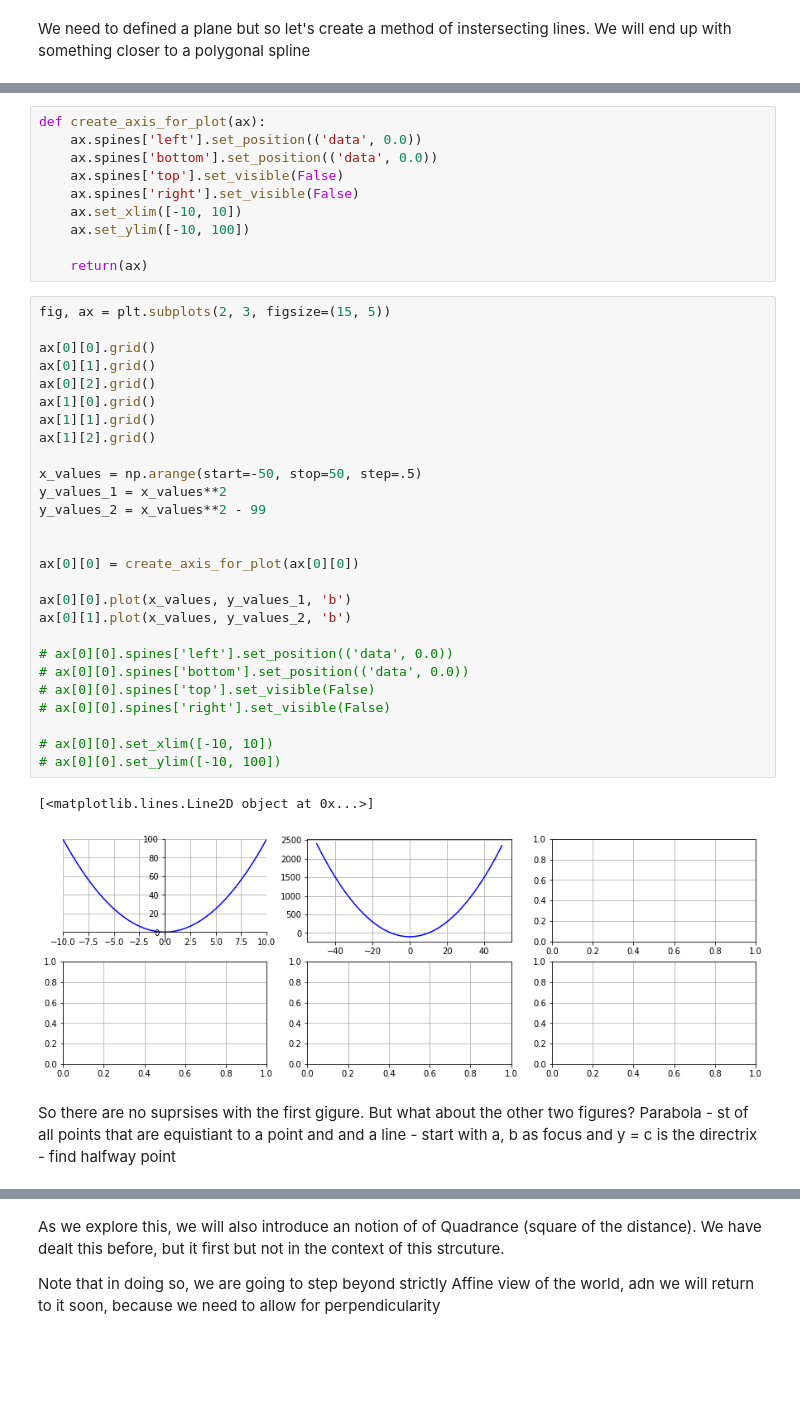
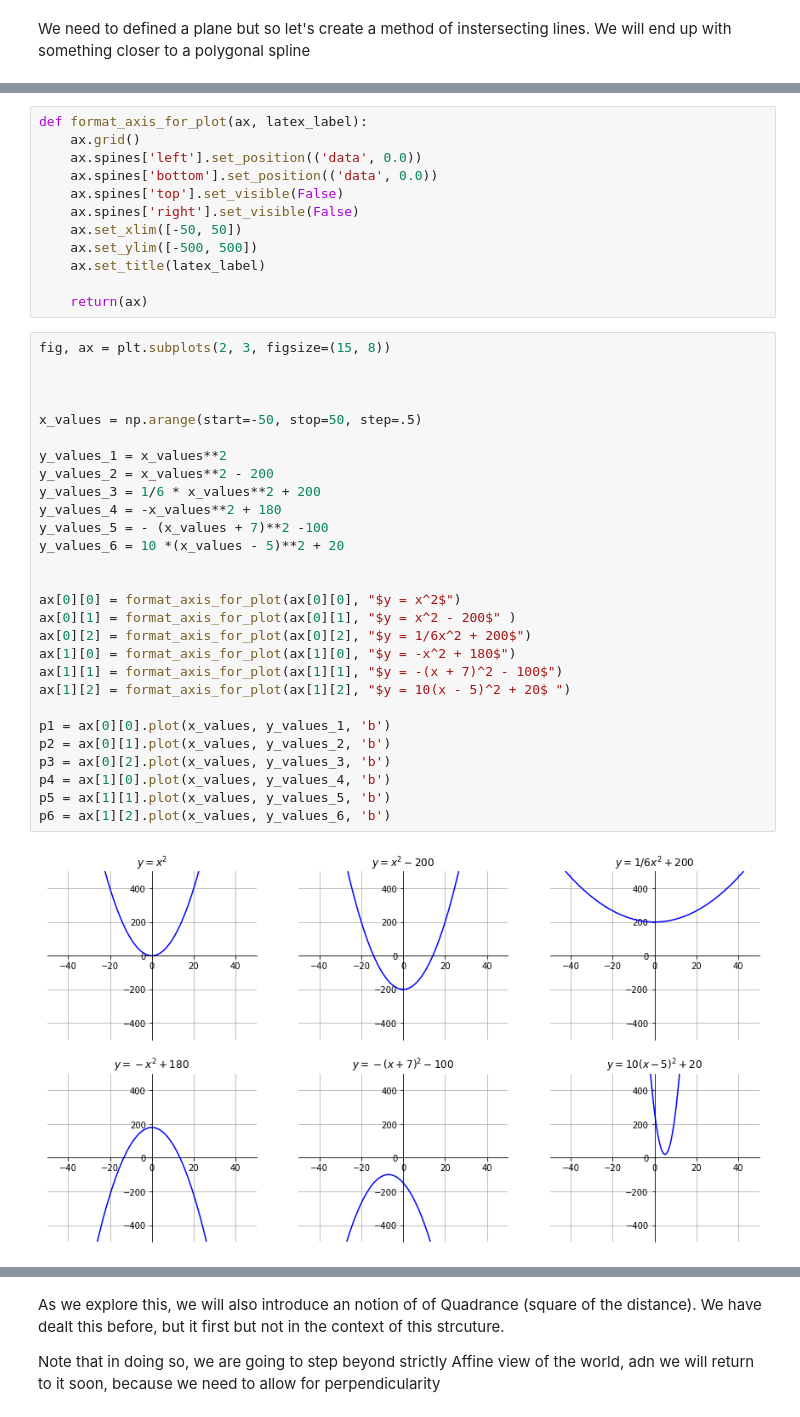
Before and after one commit to jgab3103/Jamie-Gabriel, a Jupyter notebook: Notebooks/jovyan/MathNotebooks/Algebraic_Calculus_Notes_14.ipynb, the cells around one changed output, grey strips where cells are left out. Drawn from its saved outputs; the diff is of its cells as text; blank space fills up the shorter version.

Commit message:
update to focus directrix

```diff
--- a/Notebooks/jovyan/MathNotebooks/Algebraic_Calculus_Notes_14.ipynb
+++ b/Notebooks/jovyan/MathNotebooks/Algebraic_Calculus_Notes_14.ipynb
@@ -283,42 +281,42 @@ But of course we could construct it differently. This will also give us an under
 # %%
-def create_axis_for_plot(ax):
+def format_axis_for_plot(ax, latex_label):
+    ax.grid()
     ax.spines['left'].set_position(('data', 0.0))
     ax.spines['bottom'].set_position(('data', 0.0))
     ax.spines['top'].set_visible(False)
     ax.spines['right'].set_visible(False)
-    ax.set_xlim([-10, 10])
-    ax.set_ylim([-10, 100])
+    ax.set_xlim([-50, 50])
+    ax.set_ylim([-500, 500])
+    ax.set_title(latex_label)
 
     return(ax)
-# %%
-fig, ax = plt.subplots(2, 3, figsize=(15, 5))
-
-ax[0][0].grid()
-ax[0][1].grid()
-ax[0][2].grid()
-ax[1][0].grid()
-ax[1][1].grid()
-ax[1][2].grid()
-
-x_values = np.arange(start=-50, stop=50, step=.5)
-y_values_1 = x_values**2
-y_values_2 = x_values**2 - 99
-
-
-ax[0][0] = create_axis_for_plot(ax[0][0])
-
-ax[0][0].plot(x_values, y_values_1, 'b')
-ax[0][1].plot(x_values, y_values_2, 'b')
-
-# ax[0][0].spines['left'].set_position(('data', 0.0))
-# ax[0][0].spines['bottom'].set_position(('data', 0.0))
-# ax[0][0].spines['top'].set_visible(False)
-# ax[0][0].spines['right'].set_visible(False)
-
-# ax[0][0].set_xlim([-10, 10])
-# ax[0][0].set_ylim([-10, 100])
-# %% [output]
-[<matplotlib.lines.Line2D object at 0x...>]
-[figure, removed]
-# %% [markdown]
-So there are no suprsises with the first gigure. But what about the other two figures? Parabola - st of all points that are equistiant to a point and and a line - start with a, b as focus and y = c is the directrix - find halfway point
+# %%
+fig, ax = plt.subplots(2, 3, figsize=(15, 8))
+
+
+
+x_values = np.arange(start=-50, stop=50, step=.5)
+
+y_values_1 = x_values**2
+y_values_2 = x_values**2 - 200
+y_values_3 = 1/6 * x_values**2 + 200
+y_values_4 = -x_values**2 + 180
+y_values_5 = - (x_values + 7)**2 -100
+y_values_6 = 10 *(x_values - 5)**2 + 20
+
+
+ax[0][0] = format_axis_for_plot(ax[0][0], "$y = x^2$")
+ax[0][1] = format_axis_for_plot(ax[0][1], "$y = x^2 - 200$" )
+ax[0][2] = format_axis_for_plot(ax[0][2], "$y = 1/6x^2 + 200$")
+ax[1][0] = format_axis_for_plot(ax[1][0], "$y = -x^2 + 180$")
+ax[1][1] = format_axis_for_plot(ax[1][1], "$y = -(x + 7)^2 - 100$")
+ax[1][2] = format_axis_for_plot(ax[1][2], "$y = 10(x - 5)^2 + 20$ ")
+
+p1 = ax[0][0].plot(x_values, y_values_1, 'b')
+p2 = ax[0][1].plot(x_values, y_values_2, 'b')
+p3 = ax[0][2].plot(x_values, y_values_3, 'b')
+p4 = ax[1][0].plot(x_values, y_values_4, 'b')
+p5 = ax[1][1].plot(x_values, y_values_5, 'b')
+p6 = ax[1][2].plot(x_values, y_values_6, 'b')
+# %% [output]
+[figure, added]
```
Also changed, not shown: parts of 6 cells of this notebook.
